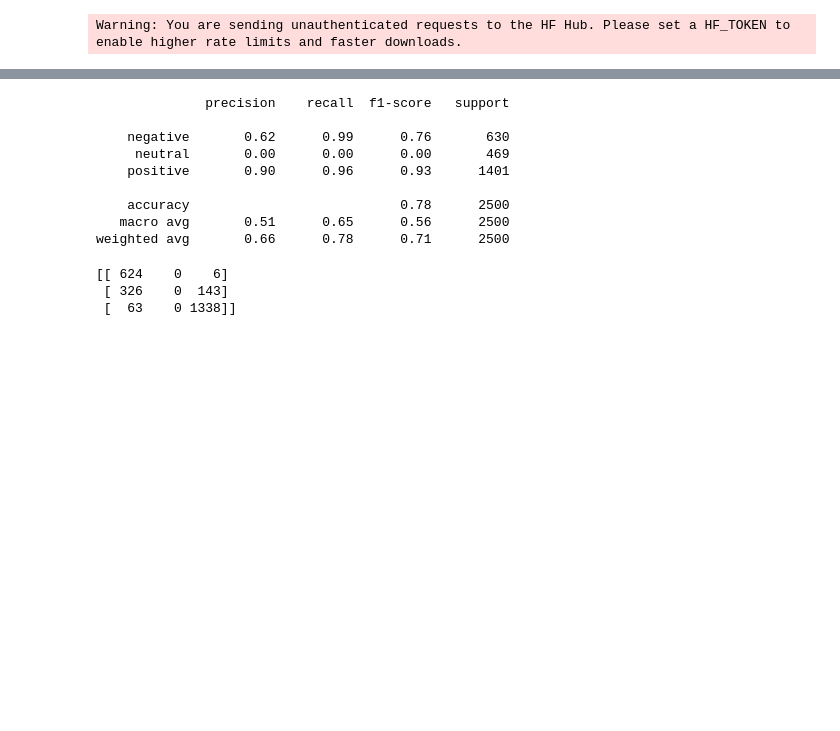
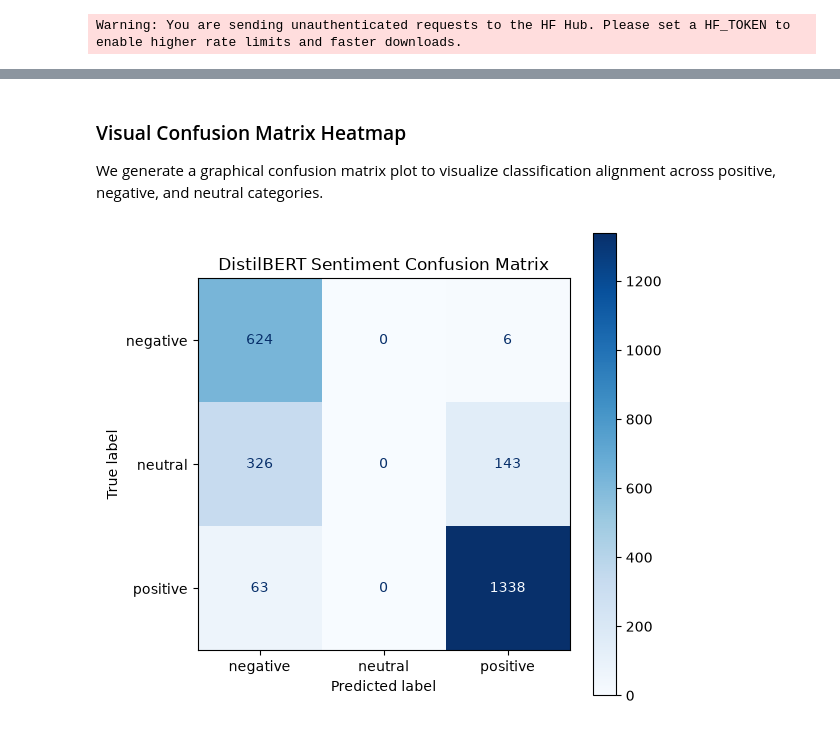
Before and after one commit to ali7540/nlp-quality-feedback-analyzer, a Jupyter notebook: notebooks/week2_sentiment.ipynb, the cells around one changed output, grey strips where cells are left out. Drawn from its saved outputs; the diff is of its cells as text; code cells hidden in the pictures; blank space fills up the shorter version.

```diff
--- a/notebooks/week2_sentiment.ipynb
+++ b/notebooks/week2_sentiment.ipynb
@@ -138,2 +171,0 @@ import pandas as pd
-# %%
-df = pd.read_csv("../outputs/sentiment_stage1.csv")
@@ -163,3 +202,14 @@ sample_df.reset_index(drop=True, inplace=True)
 def predict_sentiment(text):
     result = classifier(text[:512])[0]
     return result["label"].lower(), result["score"]
+
+start_time = time.time()
+sample_df[["distilbert_label","distilbert_confidence"]] = (
+    sample_df["feedback_text"]
+    .apply(predict_sentiment)
+    .apply(pd.Series)
+)
+end_time = time.time()
+processing_time = end_time - start_time
+print(f"DistilBERT predictions completed in {processing_time:.2f} seconds.")
+sample_df.head()
@@ -168,6 +223,0 @@ start_time = time.time()
-# %%
-sample_df[["distilbert_label","distilbert_confidence"]] = (
-    sample_df["review text"]
-    .apply(predict_sentiment)
-    .apply(pd.Series)
-)
@@ -193,32 +335,29 @@ print(accuracy)
-# %%
-from sklearn.metrics import classification_report
-
-print(
-    classification_report(
-        sample_df["rating_based_truth"],
-        sample_df["distilbert_label"]
-    )
-)
-# %% [output]
-              precision    recall  f1-score   support
-
-    negative       0.62      0.99      0.76       630
-     neutral       0.00      0.00      0.00       469
-    positive       0.90      0.96      0.93      1401
-
-    accuracy                           0.78      2500
-   macro avg       0.51      0.65      0.56      2500
-weighted avg       0.66      0.78      0.71      2500
-# %%
-from sklearn.metrics import confusion_matrix
-
-cm = confusion_matrix(
-    sample_df["rating_based_truth"],
-    sample_df["distilbert_label"]
-)
-
-print(cm)
-# %% [output]
-[[ 624    0    6]
- [ 326    0  143]
- [  63    0 1338]]
+# %% [markdown]
+### Visual Confusion Matrix Heatmap
+
+We generate a graphical confusion matrix plot to visualize classification alignment across positive, negative, and neutral categories.
+# %%
+from sklearn.metrics import confusion_matrix, ConfusionMatrixDisplay
+import matplotlib.pyplot as plt
+
+# Compute confusion matrix
+cm = confusion_matrix(
+    sample_df["rating_based_truth"],
+    sample_df["distilbert_label"],
+    labels=["negative", "neutral", "positive"]
+)
+
+# Plot the confusion matrix using ConfusionMatrixDisplay
+disp = ConfusionMatrixDisplay(
+    confusion_matrix=cm,
+    display_labels=["negative", "neutral", "positive"]
+)
+
+fig, ax = plt.subplots(figsize=(6, 6))
+disp.plot(cmap=plt.cm.Blues, ax=ax, values_format='d')
+plt.title("DistilBERT Sentiment Confusion Matrix")
+
+plt.savefig('../outputs/figures/confusion_matrix.png', dpi=300, bbox_inches='tight')
+plt.show()
+# %% [output]
+[figure, added]
```
Also changed, not shown: parts of 33 cells of this notebook, 6 other files.
